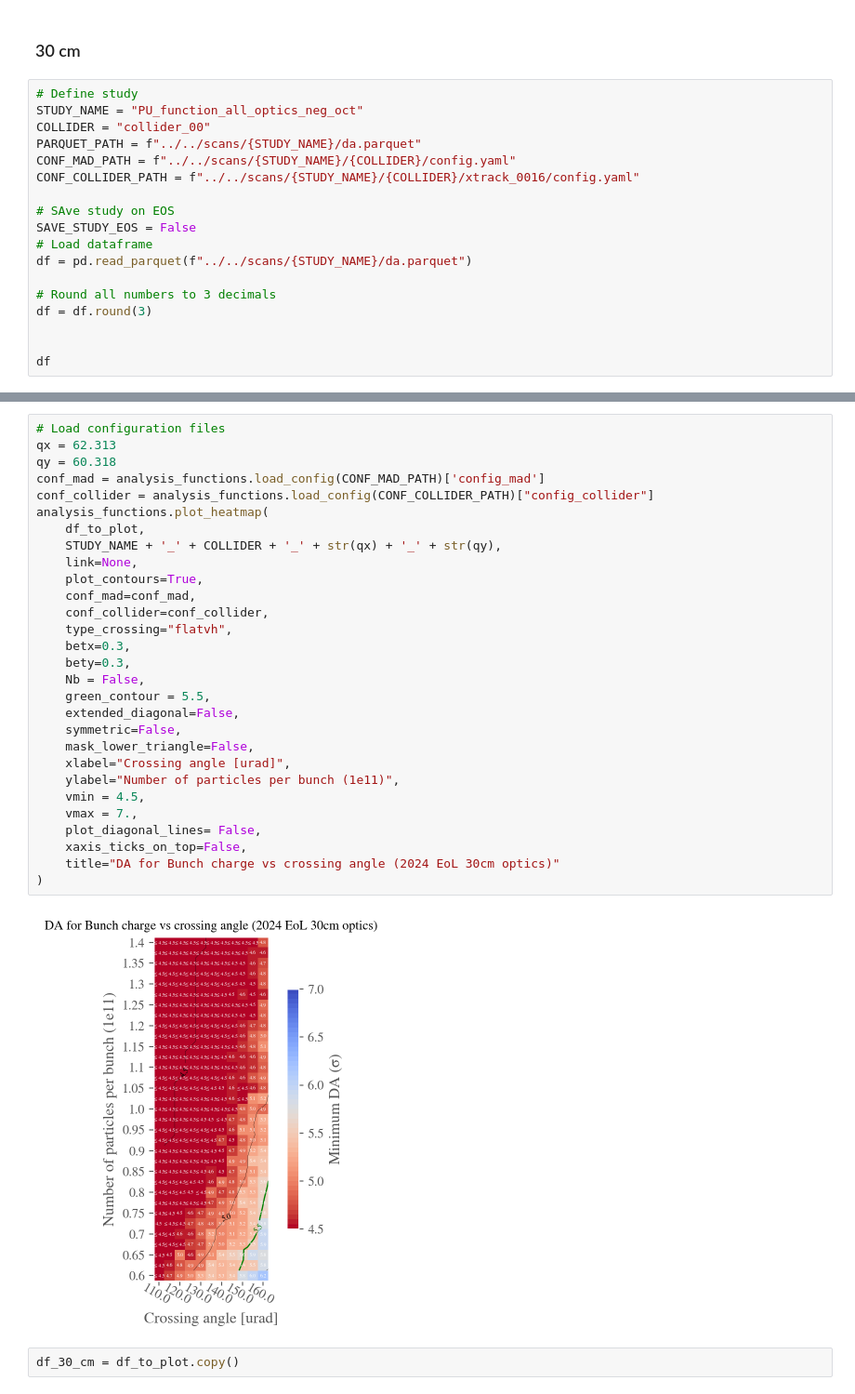
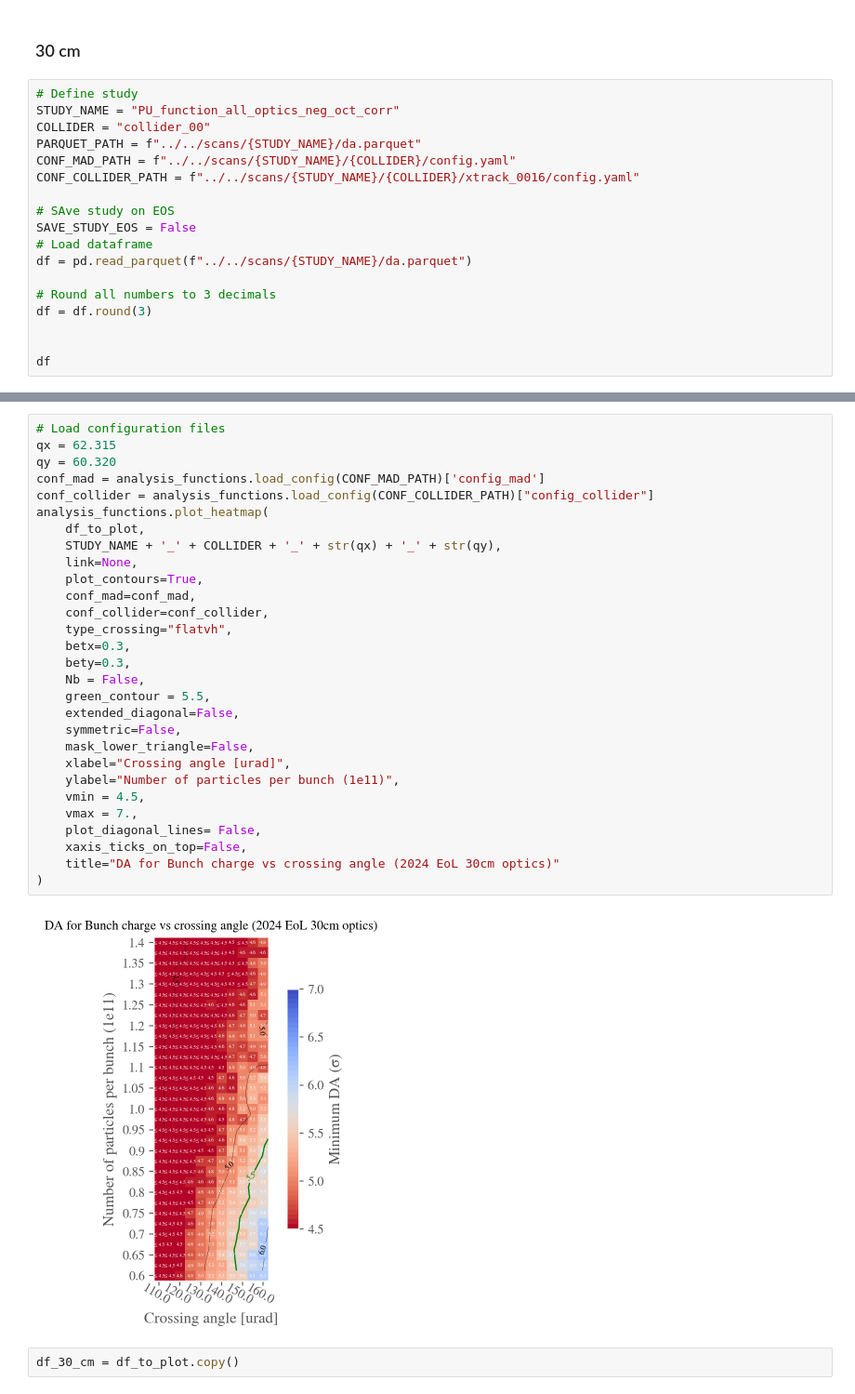
Before and after one commit to ColasDroin/DA_study_boilerplate, a Jupyter notebook: master_study/analysis/nb_angle_scan/nb_angle_scan_neg_oct.ipynb, the cells around one changed output, grey strips where cells are left out. Shown at 93% size. Cells and saved outputs as stored; diff of their text form.

```diff
--- a/master_study/analysis/nb_angle_scan/nb_angle_scan_neg_oct.ipynb
+++ b/master_study/analysis/nb_angle_scan/nb_angle_scan_neg_oct.ipynb
@@ -24,7 +24,7 @@ analysis_functions.apply_heatmap_style()
 ### 30 cm
 # %%
 # Define study
-STUDY_NAME = "PU_function_all_optics_neg_oct"
+STUDY_NAME = "PU_function_all_optics_neg_oct_corr"
 COLLIDER = "collider_00"
 PARQUET_PATH = f"../../scans/{STUDY_NAME}/da.parquet"
 CONF_MAD_PATH = f"../../scans/{STUDY_NAME}/{COLLIDER}/config.yaml"
@@ -86,34 +86,34 @@ df_to_plot
 # %%
 # Load configuration files
-qx = 62.313
-qy = 60.318
+qx = 62.315
+qy = 60.320
 conf_mad = analysis_functions.load_config(CONF_MAD_PATH)['config_mad']
 conf_collider = analysis_functions.load_config(CONF_COLLIDER_PATH)["config_collider"]
 analysis_functions.plot_heatmap(
     df_to_plot,
     STUDY_NAME + '_' + COLLIDER + '_' + str(qx) + '_' + str(qy),
     link=None,
     plot_contours=True,
     conf_mad=conf_mad,
     conf_collider=conf_collider,
     type_crossing="flatvh",
     betx=0.3,
     bety=0.3,
     Nb = False,
     green_contour = 5.5,
     extended_diagonal=False,
     symmetric=False,
     mask_lower_triangle=False,
     xlabel="Crossing angle [urad]",
     ylabel="Number of particles per bunch (1e11)",
     vmin = 4.5,
     vmax = 7.,
     plot_diagonal_lines= False,
     xaxis_ticks_on_top=False,
     title="DA for Bunch charge vs crossing angle (2024 EoL 30cm optics)"
 )
 # %% [output]
-[figure, old version]
+[figure, new version]
 # %%
 df_30_cm = df_to_plot.copy()
 # %% [markdown]
```
Also changed, not shown: parts of 9 cells of this notebook, 53 other files.
